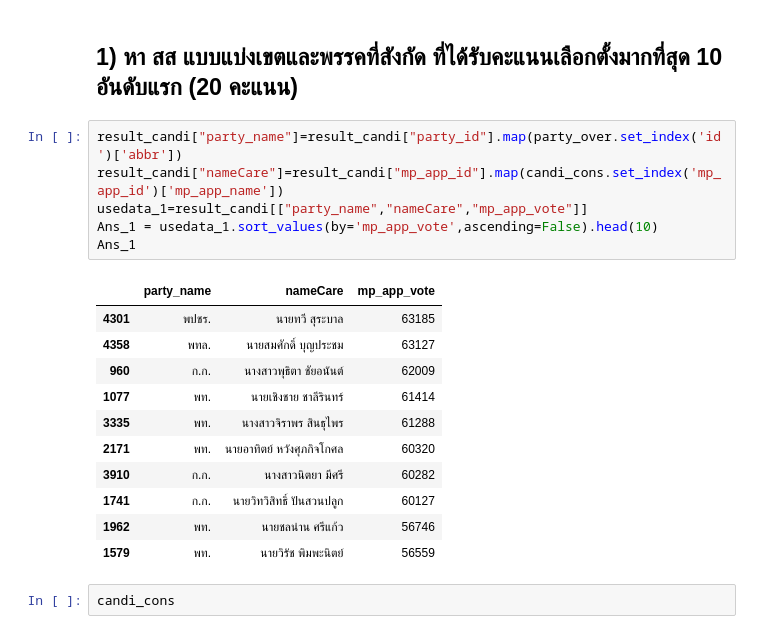
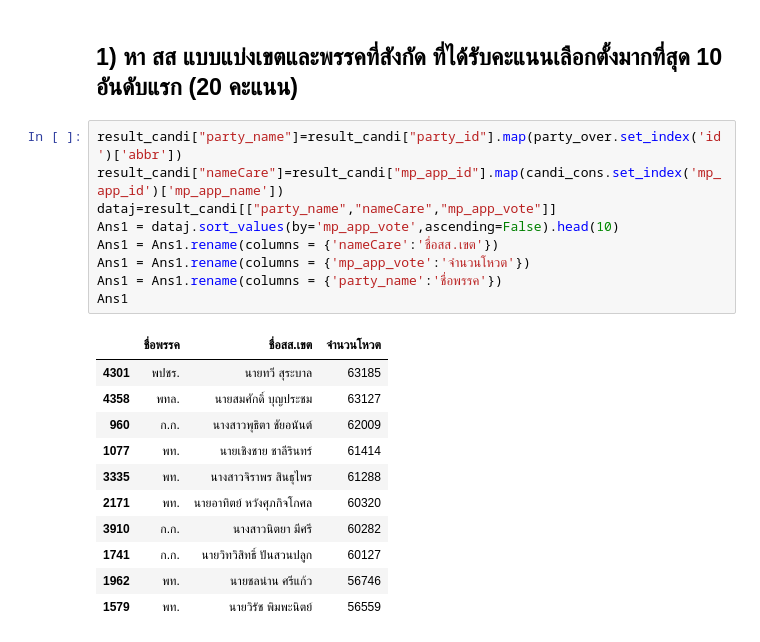
Before and after one commit to Tonry12/python_dataviz2023, a Jupyter notebook: midterm_basicpythonanddataviz2023.ipynb, the cells around one changed output. Drawn from its saved outputs; the diff is of its cells as text.

```diff
--- a/midterm_basicpythonanddataviz2023.ipynb
+++ b/midterm_basicpythonanddataviz2023.ipynb
@@ -200,11 +200,14 @@ candi_pm
 # %%
 result_candi["party_name"]=result_candi["party_id"].map(party_over.set_index('id')['abbr'])
 result_candi["nameCare"]=result_candi["mp_app_id"].map(candi_cons.set_index('mp_app_id')['mp_app_name'])
-usedata_1=result_candi[["party_name","nameCare","mp_app_vote"]]
-Ans_1 = usedata_1.sort_values(by='mp_app_vote',ascending=False).head(10)
-Ans_1
+dataj=result_candi[["party_name","nameCare","mp_app_vote"]]
+Ans1 = dataj.sort_values(by='mp_app_vote',ascending=False).head(10)
+Ans1 = Ans1.rename(columns = {'nameCare':'ชื่อสส.เขต'})
+Ans1 = Ans1.rename(columns = {'mp_app_vote':'จำนวนโหวต'})
+Ans1 = Ans1.rename(columns = {'party_name':'ชื่อพรรค'})
+Ans1
 # %% [output]
-|  | party_name | nameCare | mp_app_vote |
+|  | ชื่อพรรค | ชื่อสส.เขต | จำนวนโหวต |
 | 4301 | พปชร. | นายทวี สุระบาล | 63185 |
 | 4358 | พทล. | นายสมศักดิ์ บุญประชม | 63127 |
 | 960 | ก.ก. | นางสาวพุธิตา ชัยอนันต์ | 62009 |
@@ -215,5 +218,3 @@ Ans_1
 | 1741 | ก.ก. | นายวิทวิสิทธิ์ ปันสวนปลูก | 60127 |
 | 1962 | พท. | นายชลน่าน ศรีแก้ว | 56746 |
 | 1579 | พท. | นายวิรัช พิมพะนิตย์ | 56559 |
-# %%
-candi_cons
```
Also changed, not shown: parts of 4 cells of this notebook.
